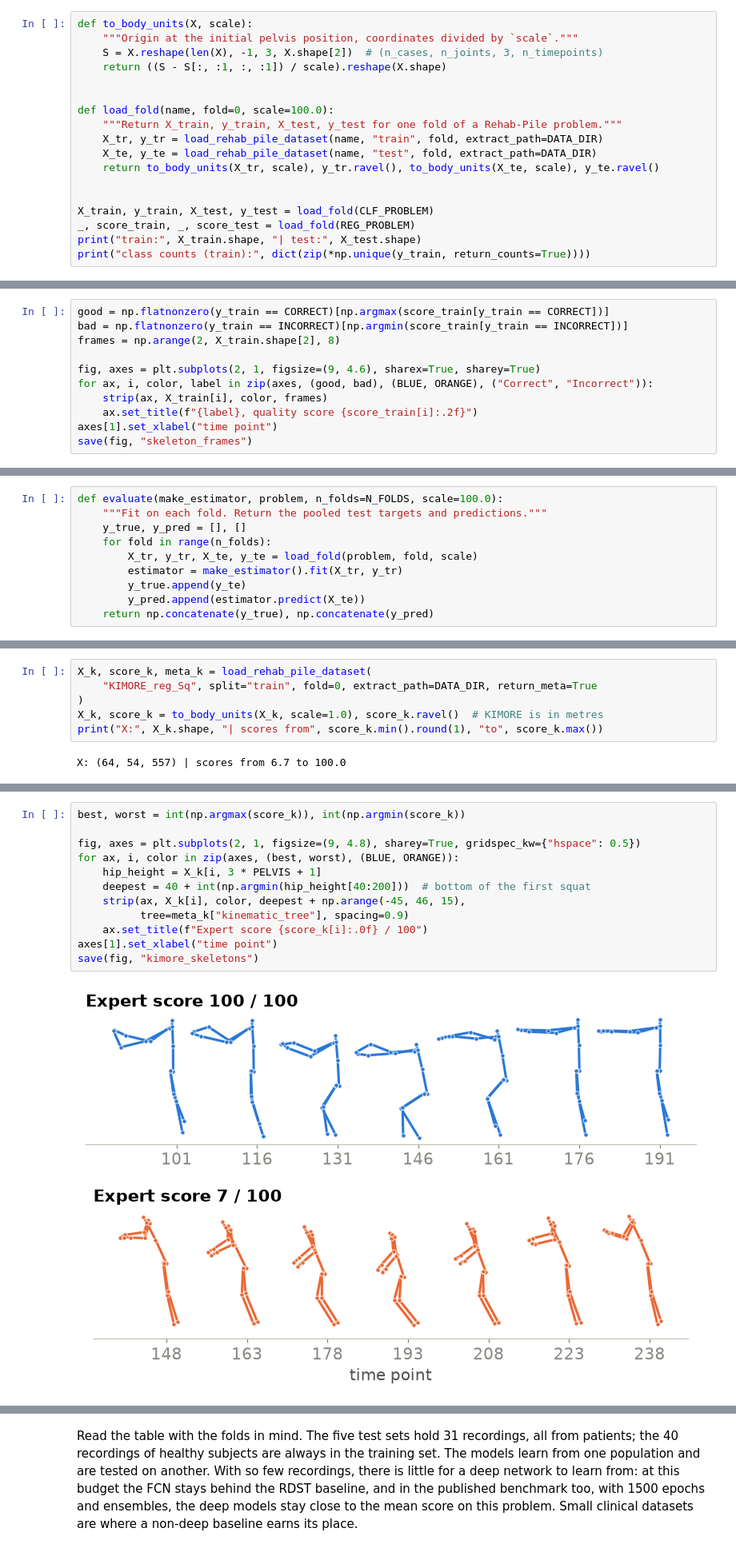
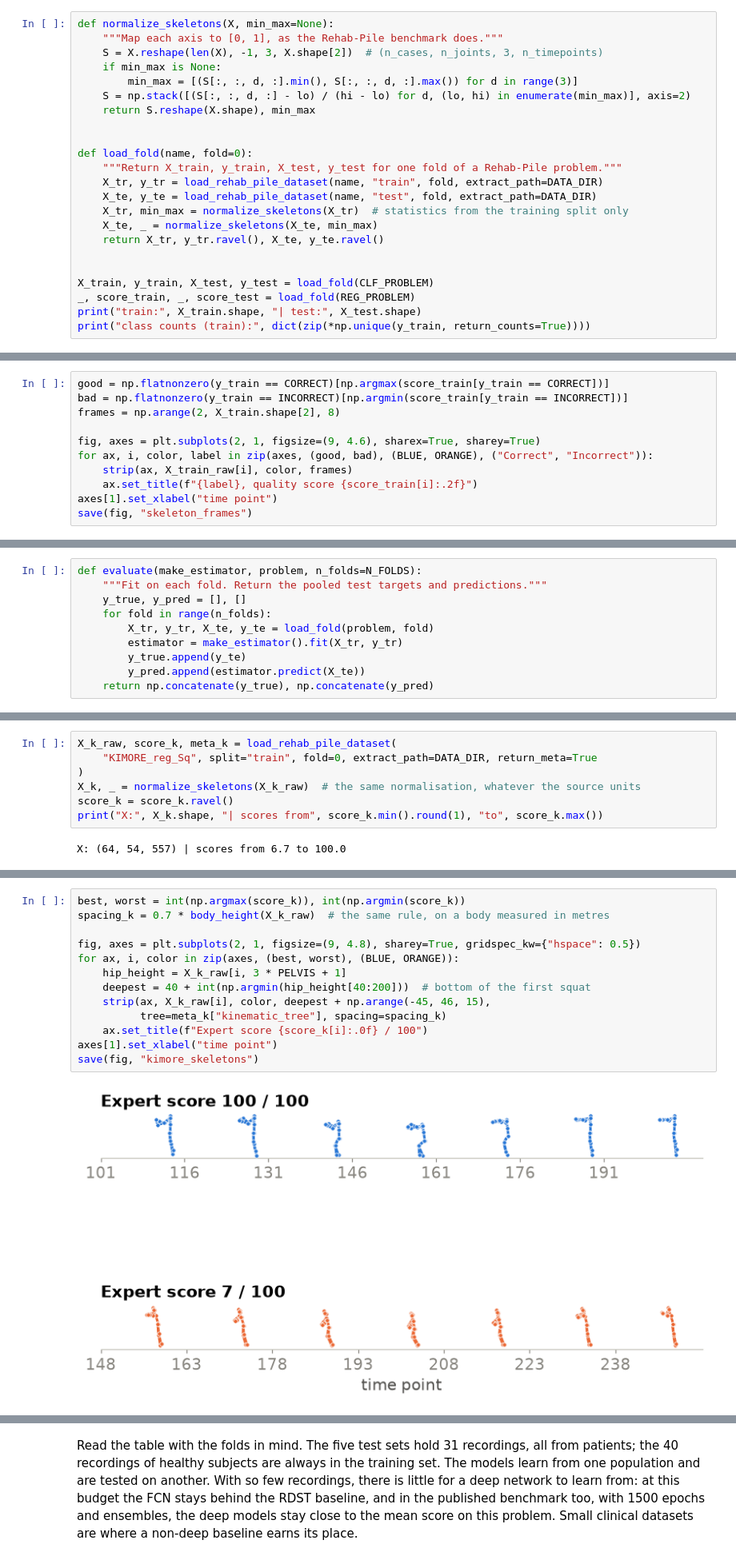
Before and after one commit to aeon-tutorials/ADBIS-2026, a Jupyter notebook: Notebooks/rehab_pile_deep_learning.ipynb, the cells around one changed output, grey strips where cells are left out. Shown at 80% size. Saved outputs shown, nothing was run; the diff lists cells and outputs as text.

```diff
--- a/Notebooks/rehab_pile_deep_learning.ipynb
+++ b/Notebooks/rehab_pile_deep_learning.ipynb
@@ -171,17 +172,22 @@ Two details need care before training:
 
 The helper below does both and returns the two splits of a fold.
 # %%
-def to_body_units(X, scale):
-    """Origin at the initial pelvis position, coordinates divided by `scale`."""
+def normalize_skeletons(X, min_max=None):
+    """Map each axis to [0, 1], as the Rehab-Pile benchmark does."""
     S = X.reshape(len(X), -1, 3, X.shape[2])  # (n_cases, n_joints, 3, n_timepoints)
-    return ((S - S[:, :1, :, :1]) / scale).reshape(X.shape)
+    if min_max is None:
+        min_max = [(S[:, :, d, :].min(), S[:, :, d, :].max()) for d in range(3)]
+    S = np.stack([(S[:, :, d, :] - lo) / (hi - lo) for d, (lo, hi) in enumerate(min_max)], axis=2)
+    return S.reshape(X.shape), min_max
 
 
-def load_fold(name, fold=0, scale=100.0):
+def load_fold(name, fold=0):
     """Return X_train, y_train, X_test, y_test for one fold of a Rehab-Pile problem."""
     X_tr, y_tr = load_rehab_pile_dataset(name, "train", fold, extract_path=DATA_DIR)
     X_te, y_te = load_rehab_pile_dataset(name, "test", fold, extract_path=DATA_DIR)
-    return to_body_units(X_tr, scale), y_tr.ravel(), to_body_units(X_te, scale), y_te.ravel()
+    X_tr, min_max = normalize_skeletons(X_tr)  # statistics from the training split only
+    X_te, _ = normalize_skeletons(X_te, min_max)
+    return X_tr, y_tr.ravel(), X_te, y_te.ravel()
 
 
 X_train, y_train, X_test, y_test = load_fold(CLF_PROBLEM)
@@ -251,7 +279,7 @@ frames = np.arange(2, X_train.shape[2], 8)
 
 fig, axes = plt.subplots(2, 1, figsize=(9, 4.6), sharex=True, sharey=True)
 for ax, i, color, label in zip(axes, (good, bad), (BLUE, ORANGE), ("Correct", "Incorrect")):
-    strip(ax, X_train[i], color, frames)
+    strip(ax, X_train_raw[i], color, frames)
     ax.set_title(f"{label}, quality score {score_train[i]:.2f}")
 axes[1].set_xlabel("time point")
 save(fig, "skeleton_frames")
@@ -331,11 +359,11 @@ The test set of fold 0 holds 18 recordings, from a few of the ten subjects: one
 
 `evaluate` takes a function that builds a fresh estimator, so that no state leaks between folds.
 # %%
-def evaluate(make_estimator, problem, n_folds=N_FOLDS, scale=100.0):
+def evaluate(make_estimator, problem, n_folds=N_FOLDS):
     """Fit on each fold. Return the pooled test targets and predictions."""
     y_true, y_pred = [], []
     for fold in range(n_folds):
-        X_tr, y_tr, X_te, y_te = load_fold(problem, fold, scale)
+        X_tr, y_tr, X_te, y_te = load_fold(problem, fold)
         estimator = make_estimator().fit(X_tr, y_tr)
         y_true.append(y_te)
         y_pred.append(estimator.predict(X_te))
@@ -845,10 +898,11 @@ One caution. Rehab-Pile does not ship subject identifiers, so a random split suc
 
 UI-PRMD is a controlled setting: healthy subjects, deliberate errors. **KIMORE** is closer to the clinic. It records 71 people, 31 of them patients with motor dysfunctions, and an expert rates every recording from 0 to 100. We take its squat exercise. The binary version of the problem labels a recording as correct when the score exceeds 50.
 # %%
-X_k, score_k, meta_k = load_rehab_pile_dataset(
+X_k_raw, score_k, meta_k = load_rehab_pile_dataset(
     "KIMORE_reg_Sq", split="train", fold=0, extract_path=DATA_DIR, return_meta=True
 )
-X_k, score_k = to_body_units(X_k, scale=1.0), score_k.ravel()  # KIMORE is in metres
+X_k, _ = normalize_skeletons(X_k_raw)  # the same normalisation, whatever the source units
+score_k = score_k.ravel()
 print("X:", X_k.shape, "| scores from", score_k.min().round(1), "to", score_k.max())
 # %% [output]
 X: (64, 54, 557) | scores from 6.7 to 100.0
@@ -857,17 +911,18 @@ The recordings are longer (557 time points, five squats each) and come from anot
 # %%
 best, worst = int(np.argmax(score_k)), int(np.argmin(score_k))
+spacing_k = 0.7 * body_height(X_k_raw)  # the same rule, on a body measured in metres
 
 fig, axes = plt.subplots(2, 1, figsize=(9, 4.8), sharey=True, gridspec_kw={"hspace": 0.5})
 for ax, i, color in zip(axes, (best, worst), (BLUE, ORANGE)):
-    hip_height = X_k[i, 3 * PELVIS + 1]
+    hip_height = X_k_raw[i, 3 * PELVIS + 1]
     deepest = 40 + int(np.argmin(hip_height[40:200]))  # bottom of the first squat
-    strip(ax, X_k[i], color, deepest + np.arange(-45, 46, 15),
-          tree=meta_k["kinematic_tree"], spacing=0.9)
+    strip(ax, X_k_raw[i], color, deepest + np.arange(-45, 46, 15),
+          tree=meta_k["kinematic_tree"], spacing=spacing_k)
     ax.set_title(f"Expert score {score_k[i]:.0f} / 100")
 axes[1].set_xlabel("time point")
 save(fig, "kimore_skeletons")
 # %% [output]
-[figure, old version]
+[figure, new version]
 # %% [markdown]
 With 71 recordings, this is a small dataset for a deep network. The baseline is therefore a non-deep model, the RDST of Section 6.3 in its regression form.
 
```
Also changed, not shown: parts of 35 cells of this notebook, 42 other files.
